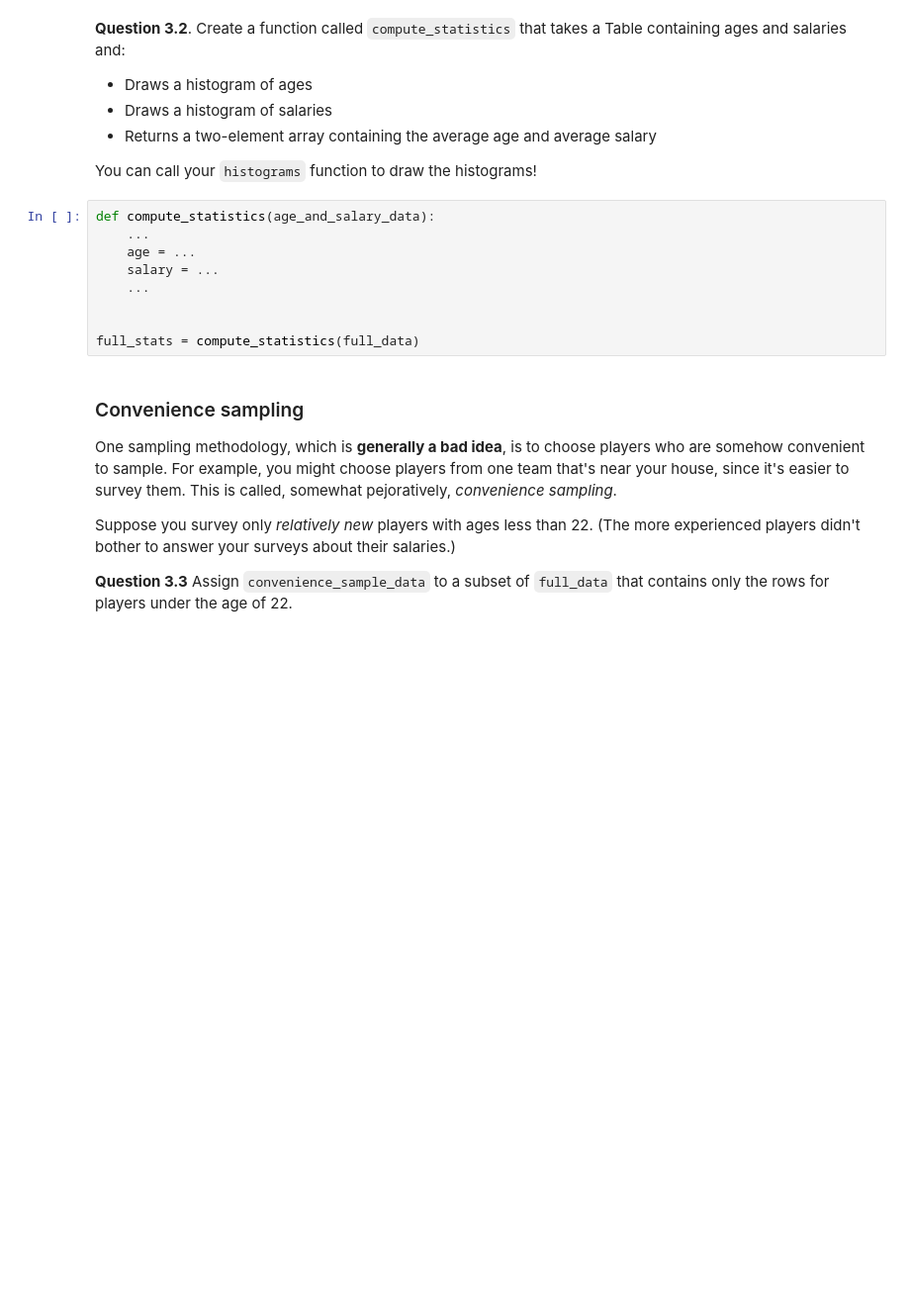
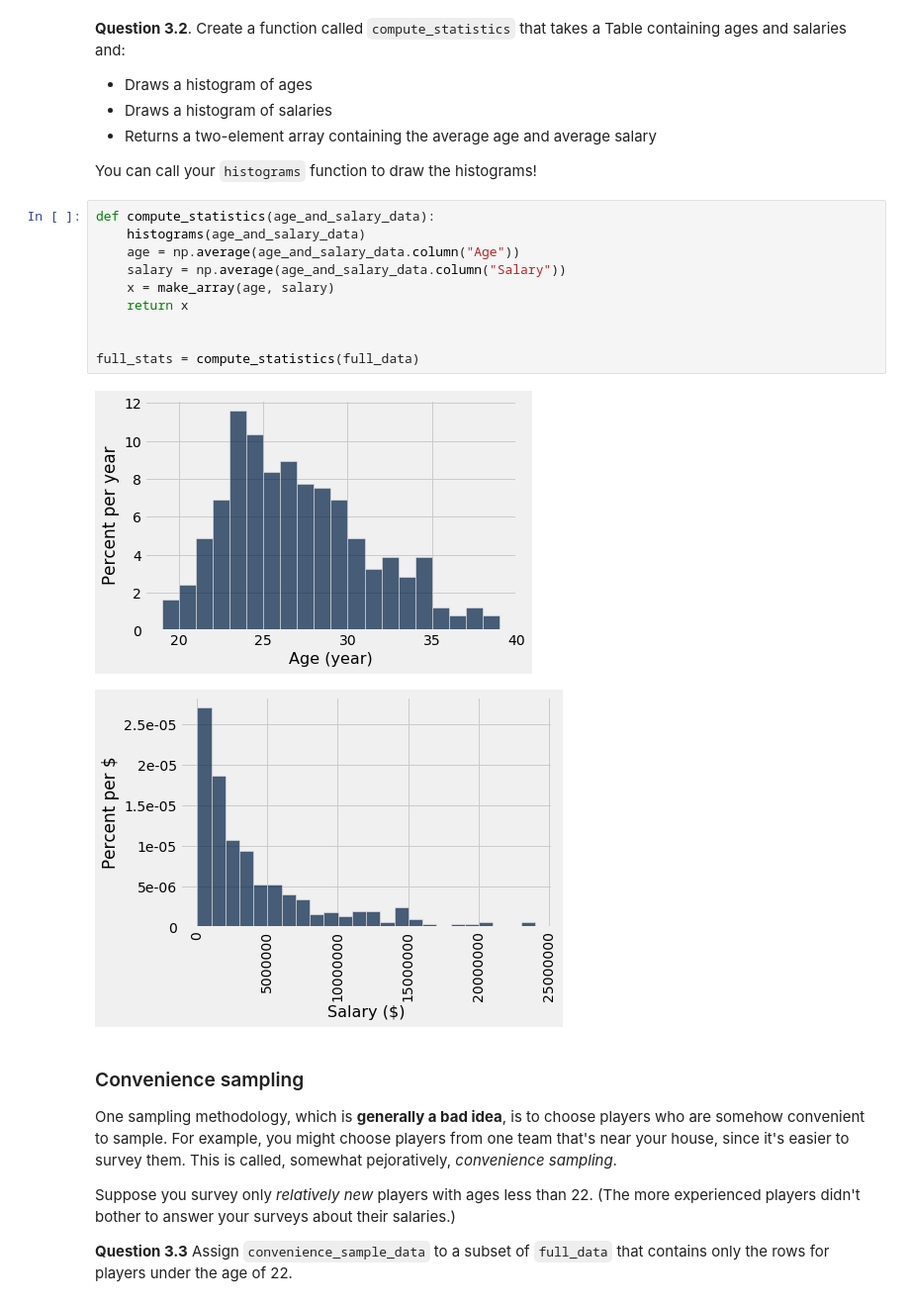
Before and after one commit to BigDaMa/DS1EDP, a Jupyter notebook: completed_lab_sessions/lab05/lab05.ipynb, the cells around one changed output. Shown at 99% size. Saved outputs shown, nothing was run; the diff lists cells and outputs as text; blank space fills up the shorter version.

```diff
--- a/completed_lab_sessions/lab05/lab05.ipynb
+++ b/completed_lab_sessions/lab05/lab05.ipynb
@@ -321,13 +359,17 @@ print('Two histograms should be displayed below')
 You can call your `histograms` function to draw the histograms!
 # %%
 def compute_statistics(age_and_salary_data):
-    ...
-    age = ...
-    salary = ...
-    ...
+    histograms(age_and_salary_data)
+    age = np.average(age_and_salary_data.column("Age"))
+    salary = np.average(age_and_salary_data.column("Salary"))
+    x = make_array(age, salary)
+    return x
 
 
 full_stats = compute_statistics(full_data)
+# %% [output]
+[figure, added]
+[figure, added]
 # %% [markdown]
 ### Convenience sampling
 One sampling methodology, which is **generally a bad idea**, is to choose players who are somehow convenient to sample.  For example, you might choose players from one team that's near your house, since it's easier to survey them.  This is called, somewhat pejoratively, *convenience sampling*.
```
Also changed, not shown: parts of 22 cells of this notebook.
